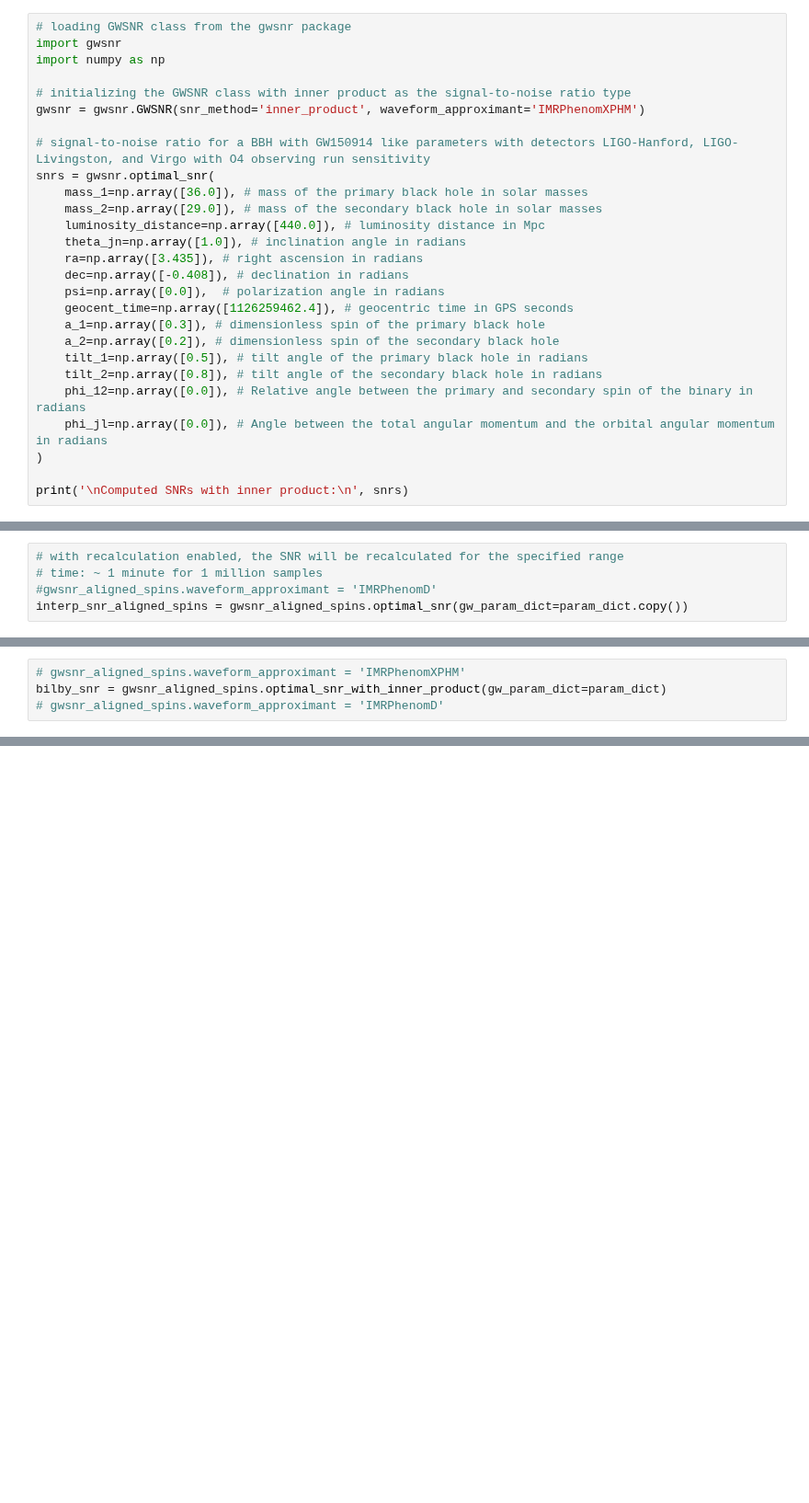
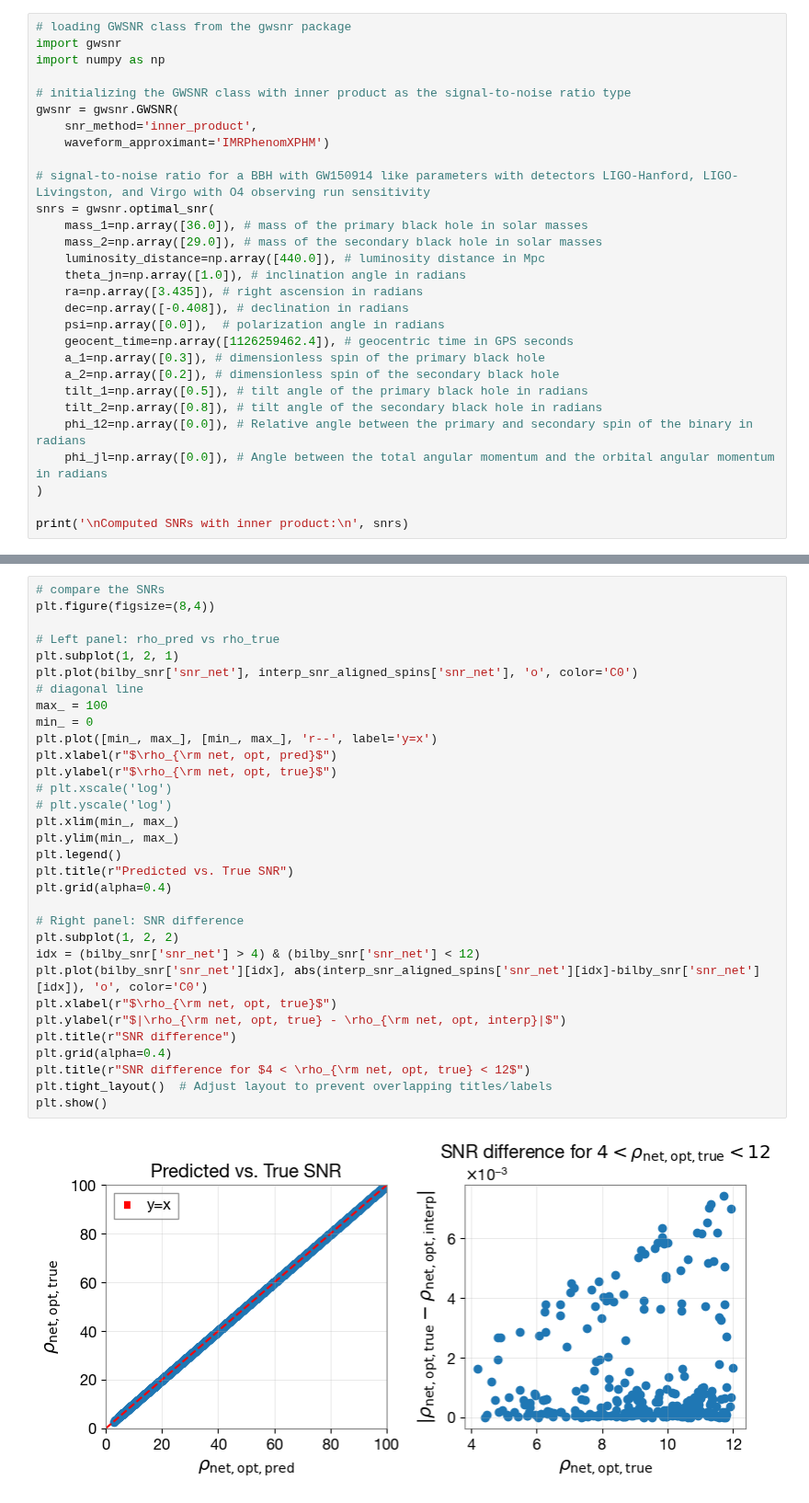
Before and after one commit to hemantaph/gwsnr, a Jupyter notebook: docs/examples/snr_generation.ipynb, the cells around one changed output, grey strips where cells are left out. Shown at 92% size. Saved outputs shown, nothing was run; the diff lists cells and outputs as text; blank space fills up the shorter version.

```diff
--- a/docs/examples/snr_generation.ipynb
+++ b/docs/examples/snr_generation.ipynb
@@ -144,7 +81,9 @@ import gwsnr
 import numpy as np
 
 # initializing the GWSNR class with inner product as the signal-to-noise ratio type
-gwsnr = gwsnr.GWSNR(snr_method='inner_product', waveform_approximant='IMRPhenomXPHM')
+gwsnr = gwsnr.GWSNR(
+    snr_method='inner_product',
+    waveform_approximant='IMRPhenomXPHM')
 
 # signal-to-noise ratio for a BBH with GW150914 like parameters with detectors LIGO-Hanford, LIGO-Livingston, and Virgo with O4 observing run sensitivity
 snrs = gwsnr.optimal_snr(
@@ -639,5 +233,0 @@ param_dict = dict(
-# %%
-# with recalculation enabled, the SNR will be recalculated for the specified range
-# time: ~ 1 minute for 1 million samples
-#gwsnr_aligned_spins.waveform_approximant = 'IMRPhenomD'
-interp_snr_aligned_spins = gwsnr_aligned_spins.optimal_snr(gw_param_dict=param_dict.copy())
@@ -647,4 +233,0 @@ Recalculating SNR for 4113 out of 10000 samples in the SNR range of 4 to 12
-# %%
-# gwsnr_aligned_spins.waveform_approximant = 'IMRPhenomXPHM'
-bilby_snr = gwsnr_aligned_spins.optimal_snr_with_inner_product(gw_param_dict=param_dict)
-# gwsnr_aligned_spins.waveform_approximant = 'IMRPhenomD'
@@ -857,0 +238,34 @@ Accuracy: 0.9999
+# %%
+# compare the SNRs
+plt.figure(figsize=(8,4))
+
+# Left panel: rho_pred vs rho_true
+plt.subplot(1, 2, 1)
+plt.plot(bilby_snr['snr_net'], interp_snr_aligned_spins['snr_net'], 'o', color='C0')
+# diagonal line
+max_ = 100
+min_ = 0
+plt.plot([min_, max_], [min_, max_], 'r--', label='y=x')
+plt.xlabel(r"$\rho_{\rm net, opt, pred}$")
+plt.ylabel(r"$\rho_{\rm net, opt, true}$")
+# plt.xscale('log')
+# plt.yscale('log')
+plt.xlim(min_, max_)
+plt.ylim(min_, max_)
+plt.legend()
+plt.title(r"Predicted vs. True SNR")
+plt.grid(alpha=0.4)
+
+# Right panel: SNR difference
+plt.subplot(1, 2, 2)
+idx = (bilby_snr['snr_net'] > 4) & (bilby_snr['snr_net'] < 12)
+plt.plot(bilby_snr['snr_net'][idx], abs(interp_snr_aligned_spins['snr_net'][idx]-bilby_snr['snr_net'][idx]), 'o', color='C0')
+plt.xlabel(r"$\rho_{\rm net, opt, true}$")
+plt.ylabel(r"$|\rho_{\rm net, opt, true} - \rho_{\rm net, opt, interp}|$")
+plt.title(r"SNR difference")
+plt.grid(alpha=0.4)
+plt.title(r"SNR difference for $4 < \rho_{\rm net, opt, true} < 12$")
+plt.tight_layout()  # Adjust layout to prevent overlapping titles/labels
+plt.show()
+# %% [output]
+[figure, added]
```
Also changed, not shown: parts of 91 cells of this notebook, 28 other files.
